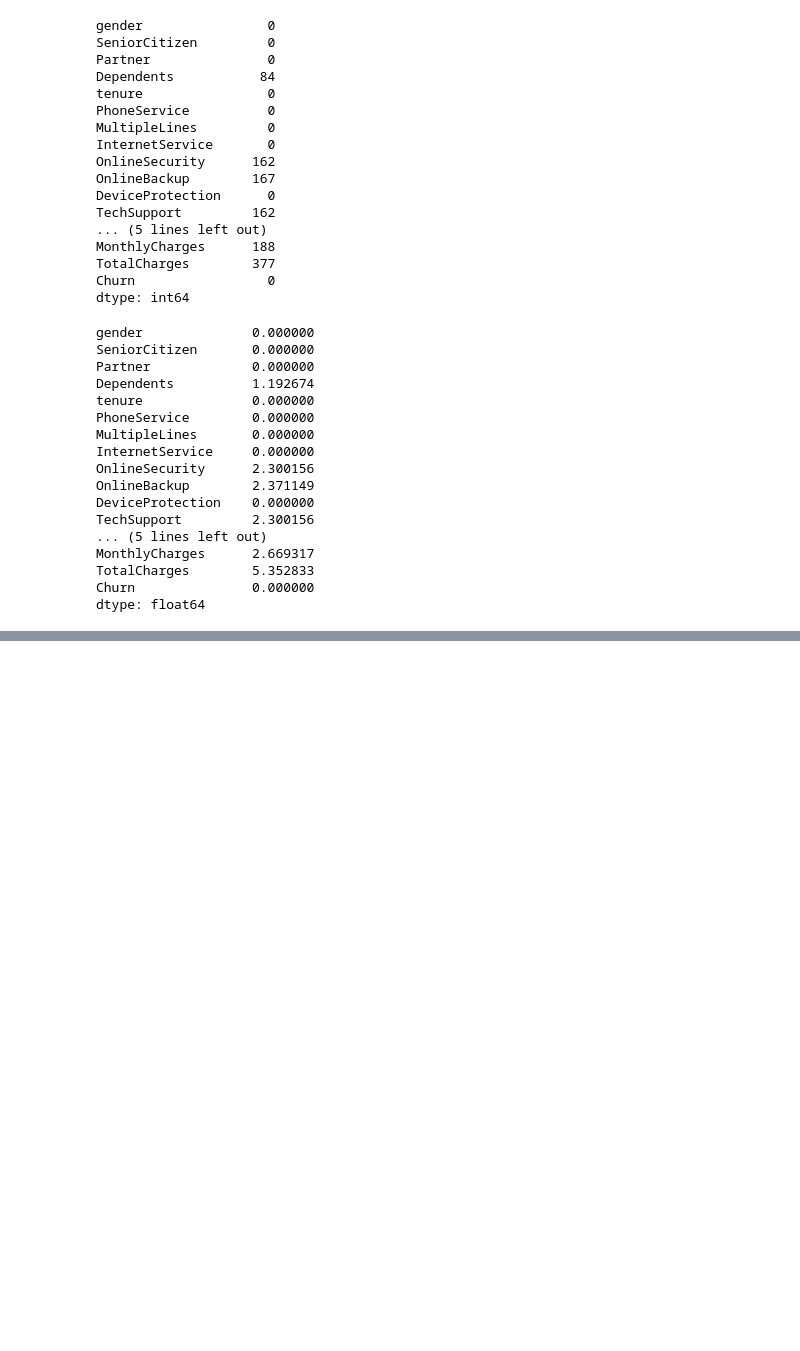
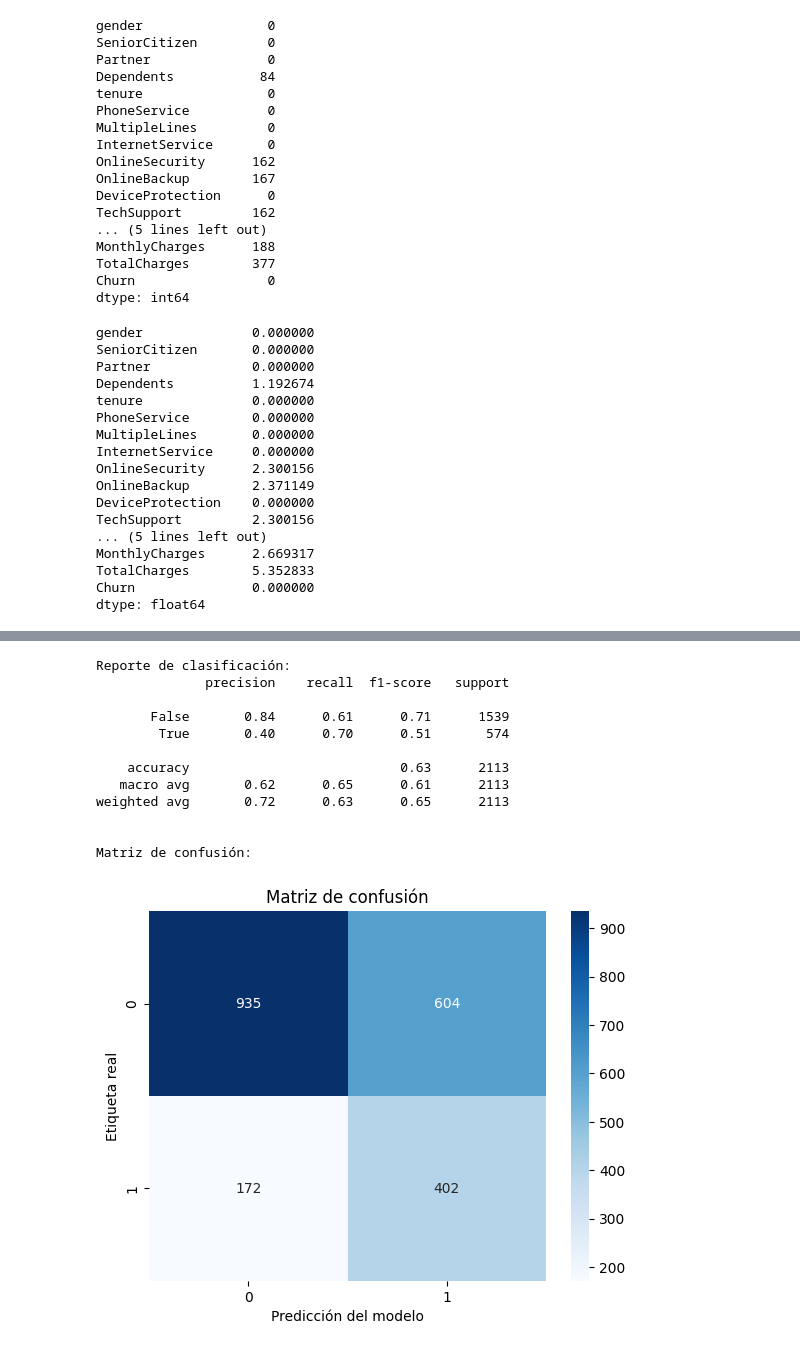
Before and after one commit to carenpg/Proyecto2-Analitica, a Jupyter notebook: prueba.ipynb, the cells around one changed output, grey strips where cells are left out. Saved outputs shown, nothing was run; the diff lists cells and outputs as text; code cells hidden in the pictures; blank space fills up the shorter version.

```diff
--- a/prueba.ipynb
+++ b/prueba.ipynb
@@ -265,0 +458,41 @@ For example, when doing 'df[col].method(value, inplace=True)', try using 'df.met
+# %%
+from sklearn.preprocessing import StandardScaler
+from sklearn.linear_model import Perceptron
+from sklearn.metrics import classification_report, confusion_matrix, roc_auc_score, RocCurveDisplay, PrecisionRecallDisplay
+import seaborn as sns
+import matplotlib.pyplot as plt
+from sklearn.model_selection import train_test_split
+
+scaler = StandardScaler()
+X_train_scaled = scaler.fit_transform(X_train)
+X_test_scaled = scaler.transform(X_test)
+# %%
+perceptron = Perceptron(max_iter=1000, eta0=0.01, class_weight='balanced', random_state=42)
+perceptron.fit(X_train_scaled, y_train)
+
+y_pred = perceptron.predict(X_test_scaled)
+# %%
+print("Reporte de clasificación:")
+print(classification_report(y_test, y_pred))
+
+print("\nMatriz de confusión:")
+conf_matrix = confusion_matrix(y_test, y_pred)
+sns.heatmap(conf_matrix, annot=True, fmt='d', cmap='Blues')
+plt.title('Matriz de confusión')
+plt.ylabel('Etiqueta real')
+plt.xlabel('Predicción del modelo')
+plt.show()
+# %% [output]
+Reporte de clasificación:
+              precision    recall  f1-score   support
+
+       False       0.84      0.61      0.71      1539
+        True       0.40      0.70      0.51       574
+
+    accuracy                           0.63      2113
+   macro avg       0.62      0.65      0.61      2113
+weighted avg       0.72      0.63      0.65      2113
+
+
+Matriz de confusión:
+[figure, added]
```
Also changed, not shown: parts of 45 cells of this notebook.
